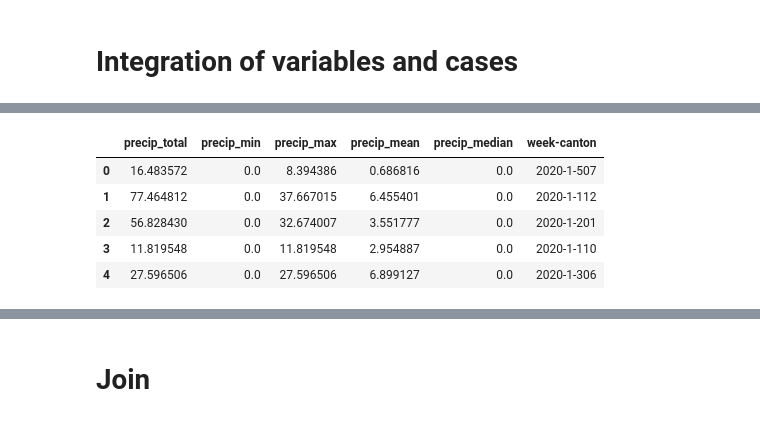
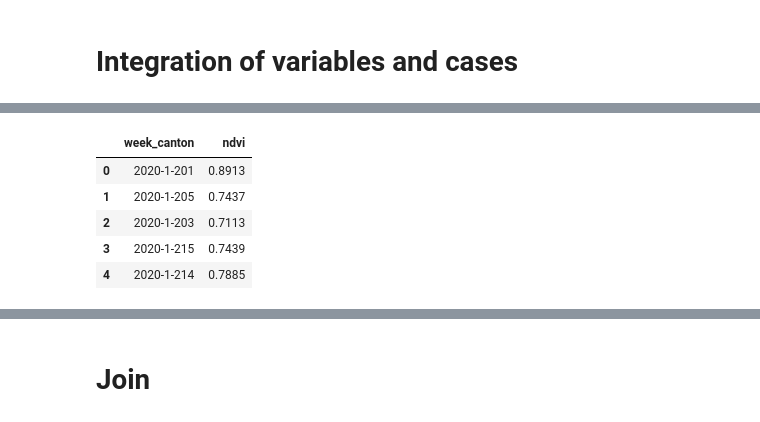
Before and after one commit to artisticlimon/dengue-model, a Jupyter notebook: processing/integrate_data/integrate_data.ipynb, the cells around one changed output, grey strips where cells are left out. Cells and saved outputs as stored; diff of their text form; code cells hidden in the pictures.

```diff
--- a/processing/integrate_data/integrate_data.ipynb
+++ b/processing/integrate_data/integrate_data.ipynb
@@ -142,9 +98,10 @@ temp_min.head()
-# %%
-precip.head()
-# %% [output]
-|  | precip_total | precip_min | precip_max | precip_mean | precip_median | week-canton |
-| 0 | 16.483572 | 0.0 | 8.394386 | 0.686816 | 0.0 | 2020-1-507 |
-| 1 | 77.464812 | 0.0 | 37.667015 | 6.455401 | 0.0 | 2020-1-112 |
-| 2 | 56.828430 | 0.0 | 32.674007 | 3.551777 | 0.0 | 2020-1-201 |
-| 3 | 11.819548 | 0.0 | 11.819548 | 2.954887 | 0.0 | 2020-1-110 |
-| 4 | 27.596506 | 0.0 | 27.596506 | 6.899127 | 0.0 | 2020-1-306 |
+# %%
+ndvi.drop(columns=["Unnamed: 0"], inplace=True)
+ndvi.head()
+# %% [output]
+|  | week_canton | ndvi |
+| 0 | 2020-1-201 | 0.8913 |
+| 1 | 2020-1-205 | 0.7437 |
+| 2 | 2020-1-203 | 0.7113 |
+| 3 | 2020-1-215 | 0.7439 |
+| 4 | 2020-1-214 | 0.7885 |
```
Also changed, not shown: parts of 22 cells of this notebook, 4 other files.
